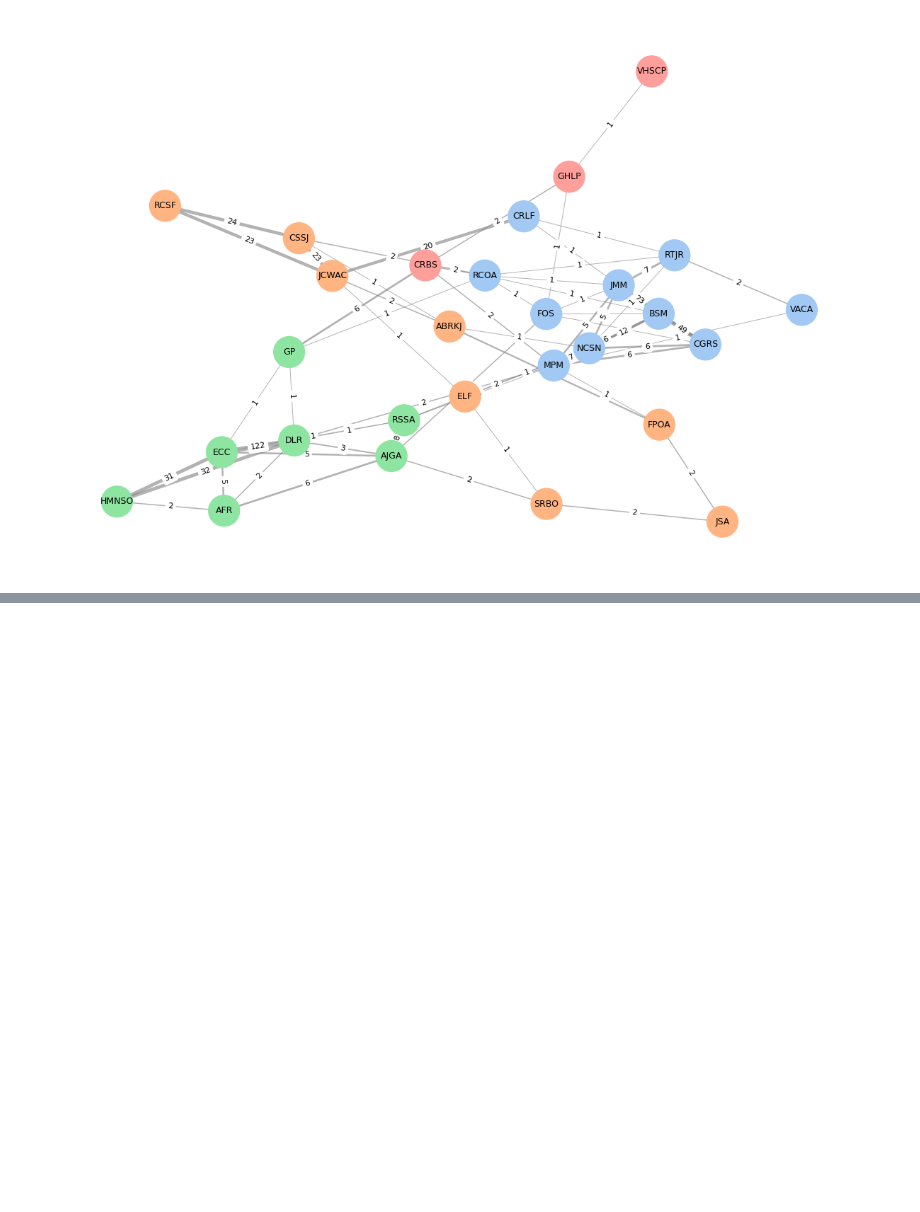
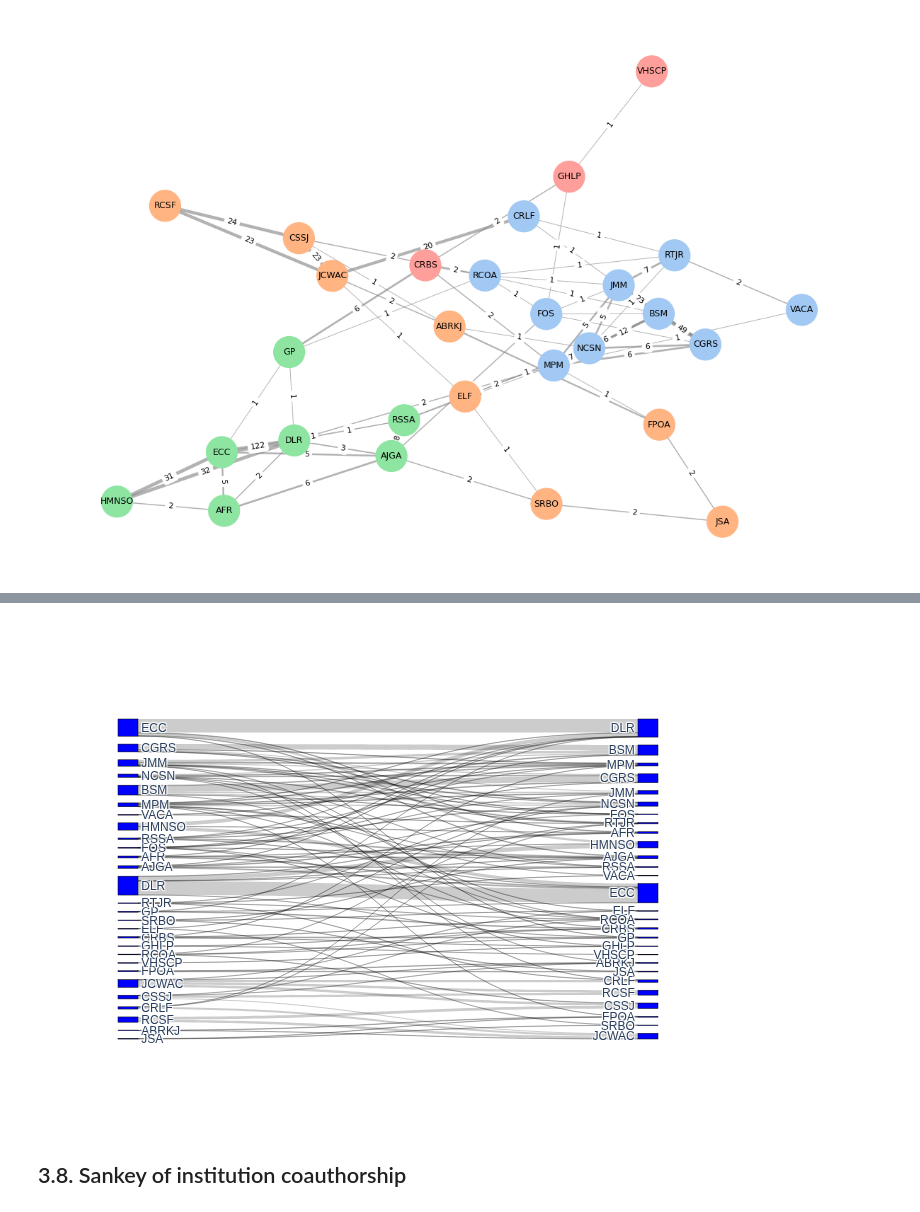
Before and after one commit to jeojildo/ppgcc-coautorias, a Jupyter notebook: notebooks/04-visualization.ipynb, the cells around one changed output, grey strips where cells are left out. Saved outputs shown, nothing was run; the diff lists cells and outputs as text; code cells hidden in the pictures; blank space fills up the shorter version.

```diff
--- a/notebooks/04-visualization.ipynb
+++ b/notebooks/04-visualization.ipynb
@@ -439,0 +448,5 @@ plt.show()
+# %%
+initials = df_clusters_prof["source"].tolist() + df_clusters_prof["target"].tolist()
+initials = sorted(list(set(initials)))
+print(len(initials))
+initials
@@ -439,0 +472,10 @@ plt.show()
+# %%
+labels = []
+
+for initial in initials:
+    labels.append(f"S-{initial}")
+
+for initial in initials:
+    labels.append(f"T-{initial}")
+
+labels
@@ -439,0 +500,31 @@ plt.show()
+# %%
+labels_clean = [label.split('-')[1] for label in labels]
+# %%
+source_indices = [labels.index(f"S-{src}") for src in df_clusters_prof["source"]]
+target_indices = [labels.index(f"T-{tgt}") for tgt in df_clusters_prof["target"]]
+values = df_clusters_prof["n_coauthorships"].tolist()
+
+fig_sankey = go.Figure(
+    data=[
+        go.Sankey(
+            node = dict(
+                pad = 15,
+                thickness = 20,
+                line = dict(color="black", width=0.5),
+                label = labels_clean,
+                color = "blue"
+            ),
+            link = dict(
+                source = source_indices,
+                target = target_indices,
+                value = values
+            )
+        )
+    ]
+)
+
+fig_sankey.show(renderer="png")
+# %% [output]
+[figure, added]
+# %% [markdown]
+## 3.8. Sankey of institution coauthorship
```
Also changed, not shown: parts of 13 cells of this notebook.
